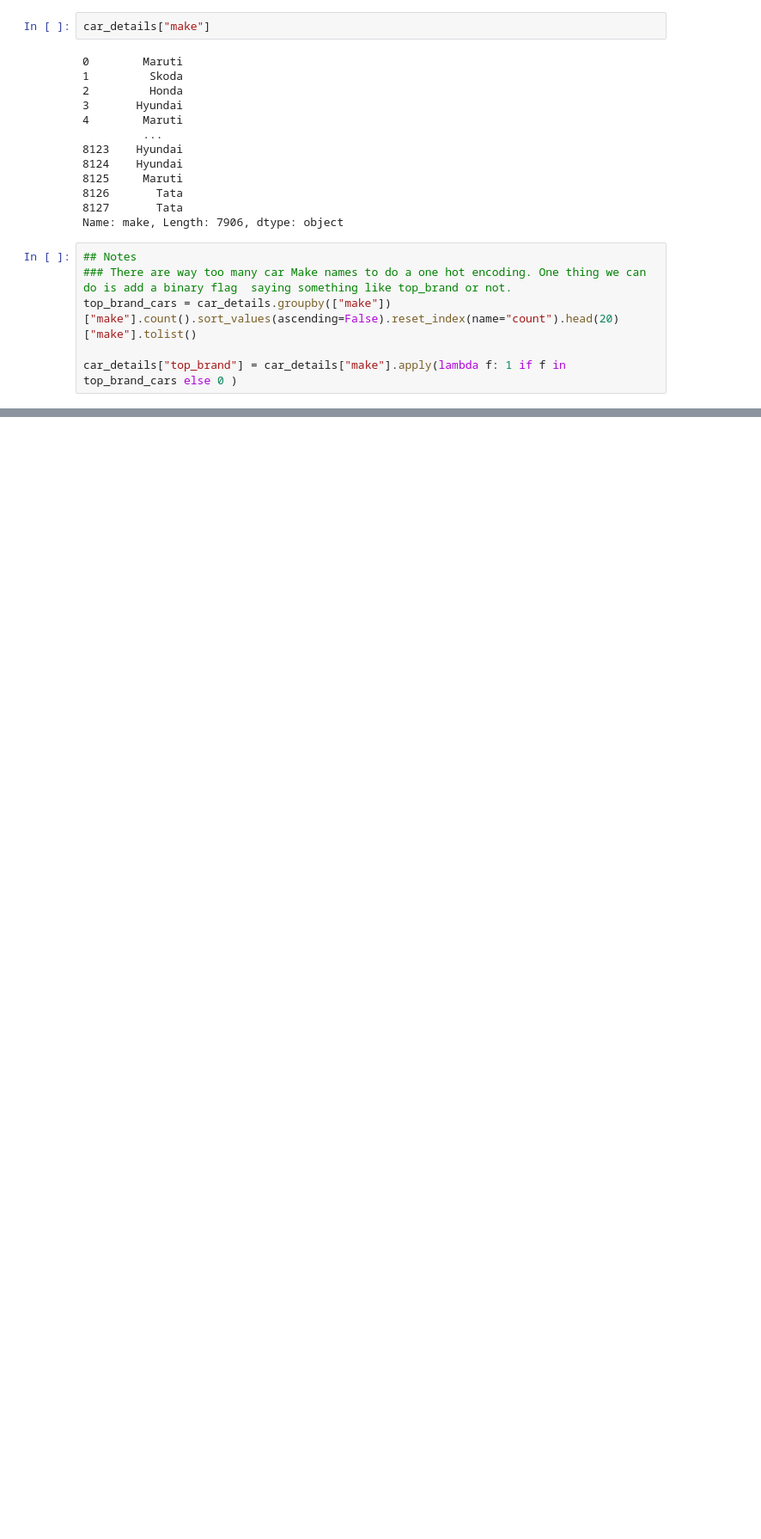
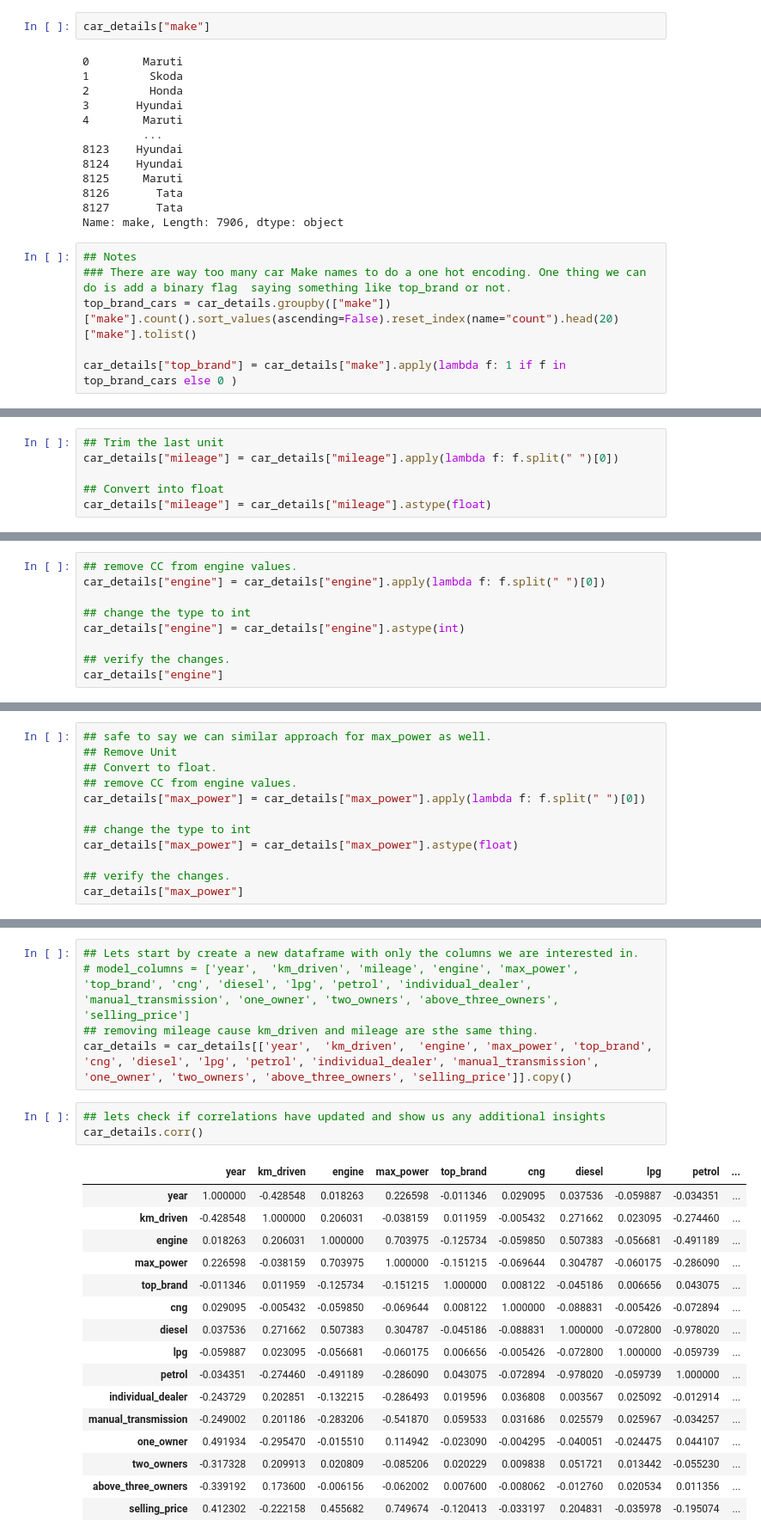
Before and after one commit to gaurangdave/linear_regression_assignment_1, a Jupyter notebook: modelling.ipynb, the cells around one changed output, grey strips where cells are left out. Shown at 86% size. Cells and saved outputs as stored; diff of their text form; blank space fills up the shorter version.

```diff
--- a/modelling.ipynb
+++ b/modelling.ipynb
@@ -328,0 +604,6 @@ car_details["top_brand"] = car_details["make"].apply(lambda f: 1 if f in top_bra
+# %%
+## Trim the last unit
+car_details["mileage"] = car_details["mileage"].apply(lambda f: f.split(" ")[0])
+
+## Convert into float
+car_details["mileage"] = car_details["mileage"].astype(float)
@@ -328,0 +659,9 @@ car_details["top_brand"] = car_details["make"].apply(lambda f: 1 if f in top_bra
+# %%
+## remove CC from engine values.
+car_details["engine"] = car_details["engine"].apply(lambda f: f.split(" ")[0])
+
+## change the type to int
+car_details["engine"] = car_details["engine"].astype(int)
+
+## verify the changes.
+car_details["engine"]
@@ -328,0 +690,12 @@ car_details["top_brand"] = car_details["make"].apply(lambda f: 1 if f in top_bra
+# %%
+## safe to say we can similar approach for max_power as well.
+## Remove Unit
+## Convert to float.
+## remove CC from engine values.
+car_details["max_power"] = car_details["max_power"].apply(lambda f: f.split(" ")[0])
+
+## change the type to int
+car_details["max_power"] = car_details["max_power"].astype(float)
+
+## verify the changes.
+car_details["max_power"]
@@ -328,0 +753,25 @@ car_details["top_brand"] = car_details["make"].apply(lambda f: 1 if f in top_bra
+# %%
+## Lets start by create a new dataframe with only the columns we are interested in.
+# model_columns = ['year',  'km_driven', 'mileage', 'engine', 'max_power', 'top_brand', 'cng', 'diesel', 'lpg', 'petrol', 'individual_dealer', 'manual_transmission', 'one_owner', 'two_owners', 'above_three_owners', 'selling_price']
+## removing mileage cause km_driven and mileage are sthe same thing.
+car_details = car_details[['year',  'km_driven',  'engine', 'max_power', 'top_brand', 'cng', 'diesel', 'lpg', 'petrol', 'individual_dealer', 'manual_transmission', 'one_owner', 'two_owners', 'above_three_owners', 'selling_price']].copy()
+# %%
+## lets check if correlations have updated and show us any additional insights
+car_details.corr()
+# %% [output]
+|  | year | km_driven | engine | max_power | top_brand | cng | diesel | lpg | petrol | ... |
+| year | 1.000000 | -0.428548 | 0.018263 | 0.226598 | -0.011346 | 0.029095 | 0.037536 | -0.059887 | -0.034351 | ... |
+| km_driven | -0.428548 | 1.000000 | 0.206031 | -0.038159 | 0.011959 | -0.005432 | 0.271662 | 0.023095 | -0.274460 | ... |
+| engine | 0.018263 | 0.206031 | 1.000000 | 0.703975 | -0.125734 | -0.059850 | 0.507383 | -0.056681 | -0.491189 | ... |
+| max_power | 0.226598 | -0.038159 | 0.703975 | 1.000000 | -0.151215 | -0.069644 | 0.304787 | -0.060175 | -0.286090 | ... |
+| top_brand | -0.011346 | 0.011959 | -0.125734 | -0.151215 | 1.000000 | 0.008122 | -0.045186 | 0.006656 | 0.043075 | ... |
+| cng | 0.029095 | -0.005432 | -0.059850 | -0.069644 | 0.008122 | 1.000000 | -0.088831 | -0.005426 | -0.072894 | ... |
+| diesel | 0.037536 | 0.271662 | 0.507383 | 0.304787 | -0.045186 | -0.088831 | 1.000000 | -0.072800 | -0.978020 | ... |
+| lpg | -0.059887 | 0.023095 | -0.056681 | -0.060175 | 0.006656 | -0.005426 | -0.072800 | 1.000000 | -0.059739 | ... |
+| petrol | -0.034351 | -0.274460 | -0.491189 | -0.286090 | 0.043075 | -0.072894 | -0.978020 | -0.059739 | 1.000000 | ... |
+| individual_dealer | -0.243729 | 0.202851 | -0.132215 | -0.286493 | 0.019596 | 0.036808 | 0.003567 | 0.025092 | -0.012914 | ... |
+| manual_transmission | -0.249002 | 0.201186 | -0.283206 | -0.541870 | 0.059533 | 0.031686 | 0.025579 | 0.025967 | -0.034257 | ... |
+| one_owner | 0.491934 | -0.295470 | -0.015510 | 0.114942 | -0.023090 | -0.004295 | -0.040051 | -0.024475 | 0.044107 | ... |
+| two_owners | -0.317328 | 0.209913 | 0.020809 | -0.085206 | 0.020229 | 0.009838 | 0.051721 | 0.013442 | -0.055230 | ... |
+| above_three_owners | -0.339192 | 0.173600 | -0.006156 | -0.062002 | 0.007600 | -0.008062 | -0.012760 | 0.020534 | 0.011356 | ... |
+| selling_price | 0.412302 | -0.222158 | 0.455682 | 0.749674 | -0.120413 | -0.033197 | 0.204831 | -0.035978 | -0.195074 | ... |
```
Also changed, not shown: parts of 79 cells of this notebook.
